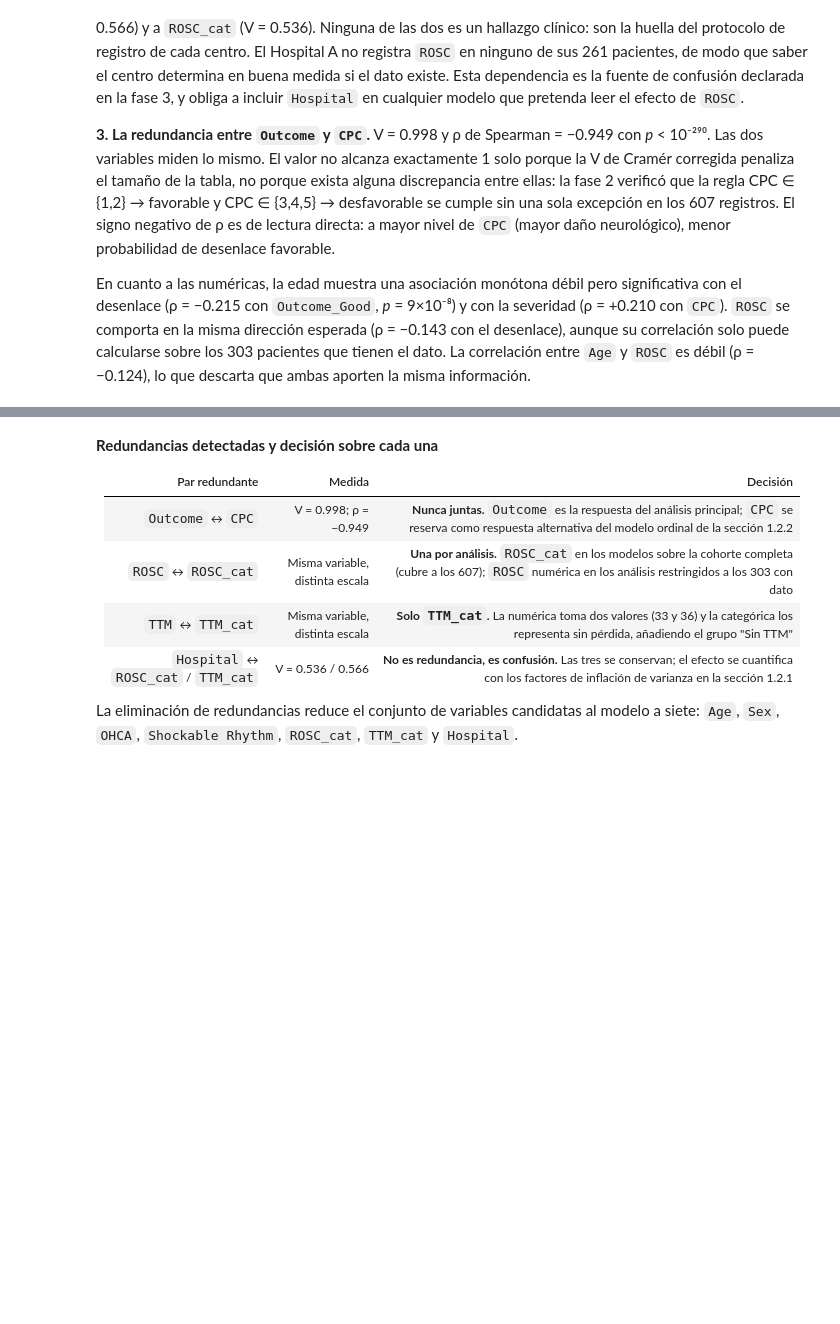
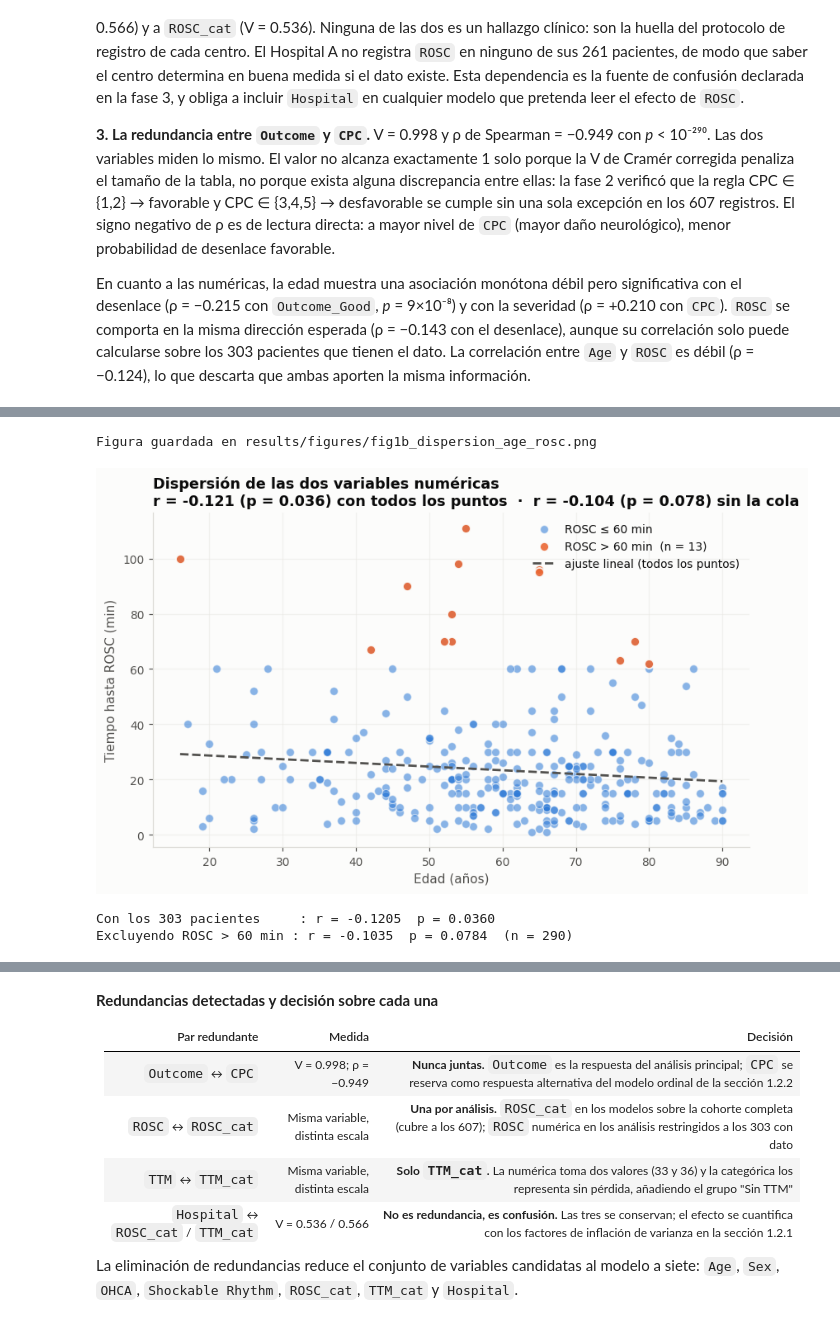
Before and after one commit to AlejandraJaramillo19/mlda-project_, a Jupyter notebook: notebooks/04_data_analysis/04_data_analysis.ipynb, the cells around one changed output, grey strips where cells are left out. Saved outputs shown, nothing was run; the diff lists cells and outputs as text; code cells hidden in the pictures; blank space fills up the shorter version.

```diff
--- a/notebooks/04_data_analysis/04_data_analysis.ipynb
+++ b/notebooks/04_data_analysis/04_data_analysis.ipynb
@@ -405,0 +605,44 @@ En cuanto a las numéricas, la edad muestra una asociación monótona débil per
+# %%
+# El taller insiste en un punto: un coeficiente nunca se interpreta sin mirar
+# la dispersión. Se grafica el par de variables numéricas y se cuantifica el
+# efecto de los valores extremos sobre el coeficiente de Pearson.
+par = clinical[["Age", "ROSC"]].dropna()
+r_todos, p_todos = stats.pearsonr(par["Age"], par["ROSC"])
+
+UMBRAL = 60   # minutos: cola larga de la distribución de ROSC
+sin_extremos = par[par["ROSC"] <= UMBRAL]
+r_sin, p_sin = stats.pearsonr(sin_extremos["Age"], sin_extremos["ROSC"])
+
+fig, ax = plt.subplots(figsize=(7.4, 4.8))
+extremos = par[par["ROSC"] > UMBRAL]
+ax.scatter(par["Age"], par["ROSC"], s=42, color=FAVORABLE, alpha=0.55,
+           edgecolor=SUPERFICIE, linewidth=0.8, label=f"ROSC ≤ {UMBRAL} min")
+ax.scatter(extremos["Age"], extremos["ROSC"], s=52, color=DESFAVORABLE, alpha=0.9,
+           edgecolor=SUPERFICIE, linewidth=1.2,
+           label=f"ROSC > {UMBRAL} min  (n = {len(extremos)})")
+
+pendiente, intercepto = np.polyfit(par["Age"], par["ROSC"], 1)
+rejilla = np.array([par["Age"].min(), par["Age"].max()])
+ax.plot(rejilla, pendiente * rejilla + intercepto, color=TINTA_2,
+        linewidth=1.8, linestyle="--", label="ajuste lineal (todos los puntos)")
+
+ax.set_xlabel("Edad (años)")
+ax.set_ylabel("Tiempo hasta ROSC (min)")
+ax.set_title(f"Dispersión de las dos variables numéricas\n"
+             f"r = {r_todos:.3f} (p = {p_todos:.3f}) con todos los puntos  ·  "
+             f"r = {r_sin:.3f} (p = {p_sin:.3f}) sin la cola",
+             loc="left", fontsize=11.5)
+ax.legend(loc="upper right")
+ax.grid(alpha=0.5)
+ax.set_axisbelow(True)
+fig.tight_layout()
+guardar(fig, "fig1b_dispersion_age_rosc")
+plt.show()
+
+print(f"Con los {len(par)} pacientes     : r = {r_todos:+.4f}  p = {p_todos:.4f}")
+print(f"Excluyendo ROSC > {UMBRAL} min : r = {r_sin:+.4f}  p = {p_sin:.4f}  (n = {len(sin_extremos)})")
+# %% [output]
+Figura guardada en results/figures/fig1b_dispersion_age_rosc.png
+[figure, added]
+Con los 303 pacientes     : r = -0.1205  p = 0.0360
+Excluyendo ROSC > 60 min : r = -0.1035  p = 0.0784  (n = 290)
```
Also changed, not shown: parts of 32 cells of this notebook.
